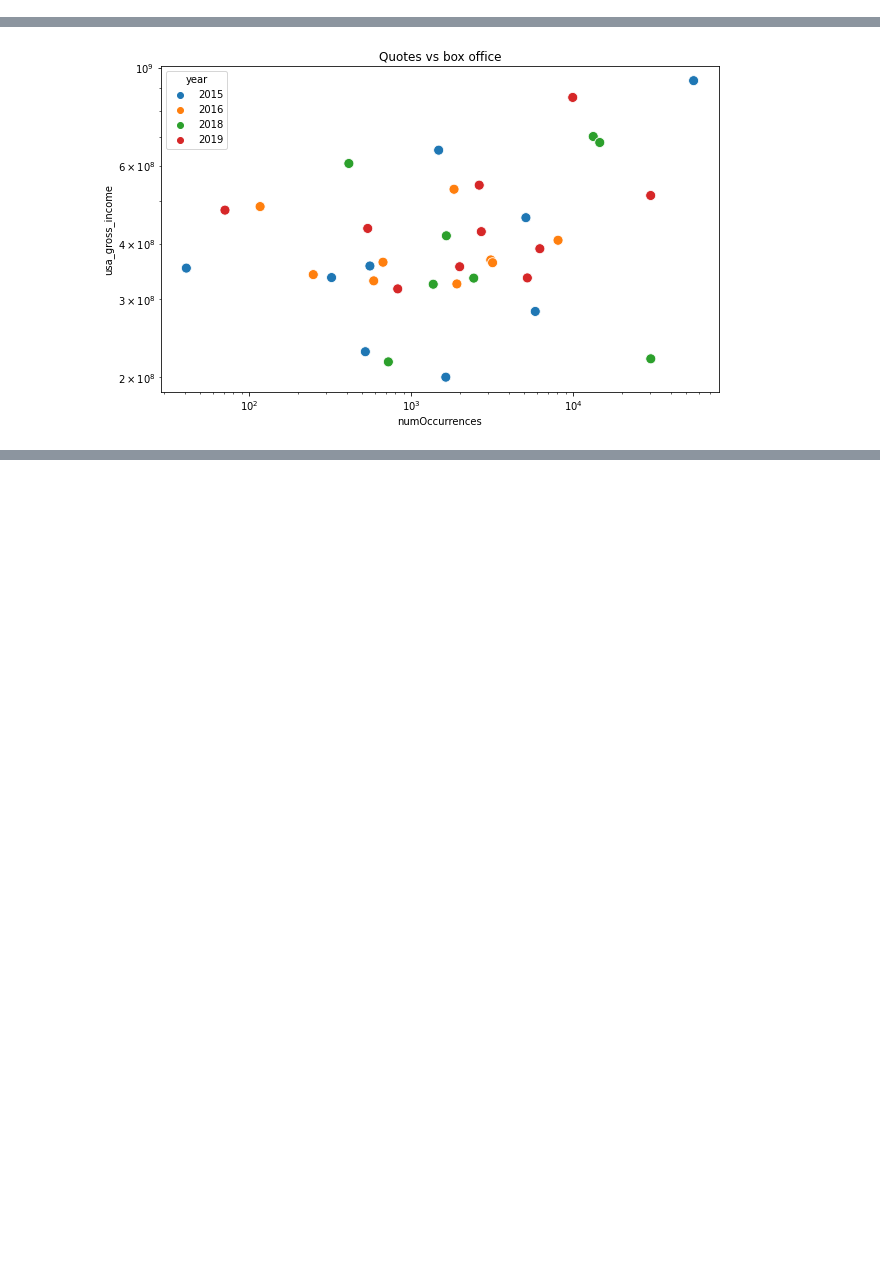
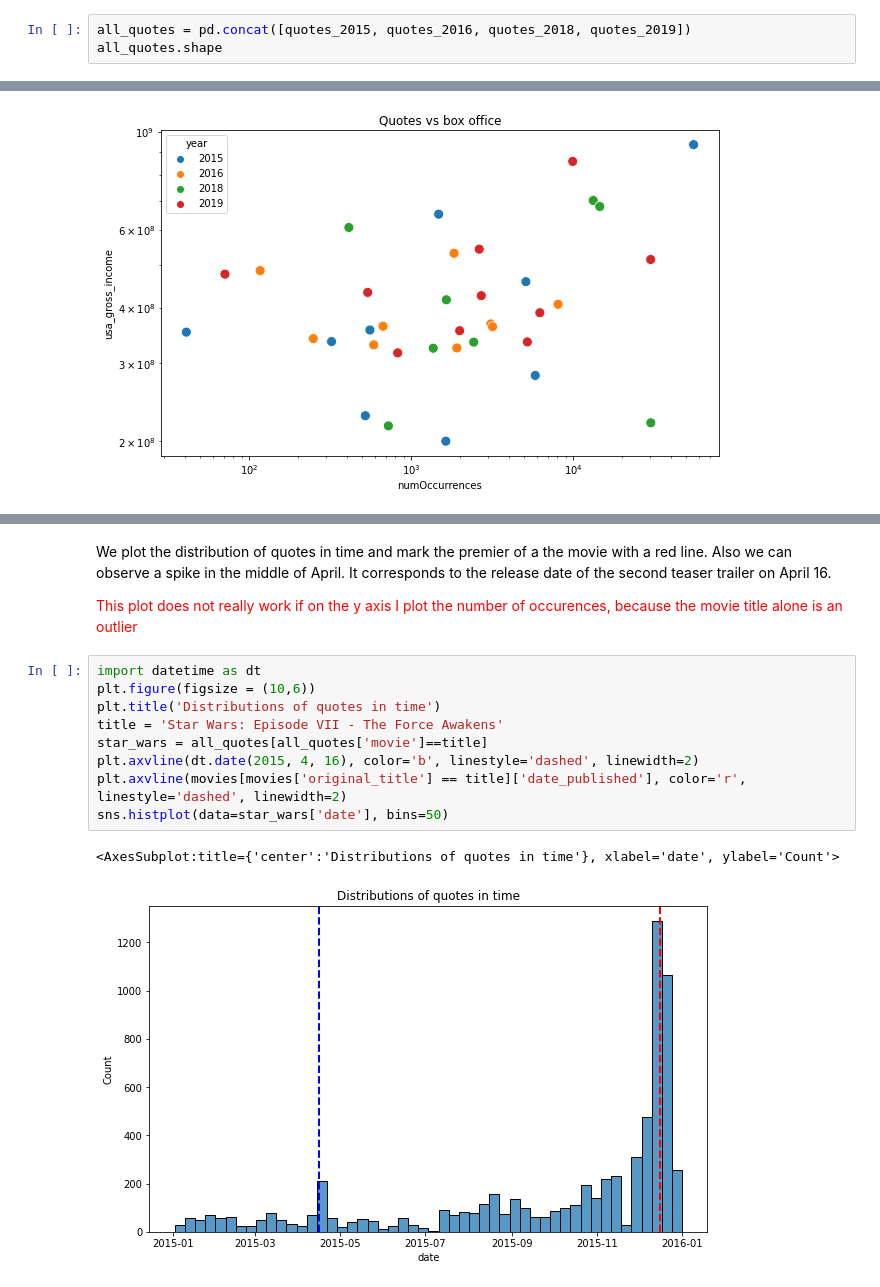
Before and after one commit to epfl-ada/ada-2021-project-f-jab, a Jupyter notebook: movies.ipynb, the cells around one changed output, grey strips where cells are left out. Saved outputs shown, nothing was run; the diff lists cells and outputs as text; blank space fills up the shorter version.

```diff
--- a/movies.ipynb
+++ b/movies.ipynb
@@ -191,0 +186,3 @@ Index(['imdb_title_id', 'title', 'original_title', 'year', 'date_published',
+# %%
+all_quotes = pd.concat([quotes_2015, quotes_2016, quotes_2018, quotes_2019])
+all_quotes.shape
@@ -227,0 +272,16 @@ g.set_yscale('log')
+# %% [markdown]
+We plot the distribution of quotes in time and mark the premier of a the movie with a red line. Also we can observe a spike in the middle of April. It corresponds to the release date of the second teaser trailer on April 16.
+
+<span style="color:red"> This plot does not really work if on the y axis I plot the number of occurences, because the movie title alone is an outlier </span>
+# %%
+import datetime as dt
+plt.figure(figsize = (10,6))
+plt.title('Distributions of quotes in time')
+title = 'Star Wars: Episode VII - The Force Awakens'
+star_wars = all_quotes[all_quotes['movie']==title]
+plt.axvline(dt.date(2015, 4, 16), color='b', linestyle='dashed', linewidth=2)
+plt.axvline(movies[movies['original_title'] == title]['date_published'], color='r', linestyle='dashed', linewidth=2)
+sns.histplot(data=star_wars['date'], bins=50)
+# %% [output]
+<AxesSubplot:title={'center':'Distributions of quotes in time'}, xlabel='date', ylabel='Count'>
+[figure, added]
```
Also changed, not shown: parts of 13 cells of this notebook.
